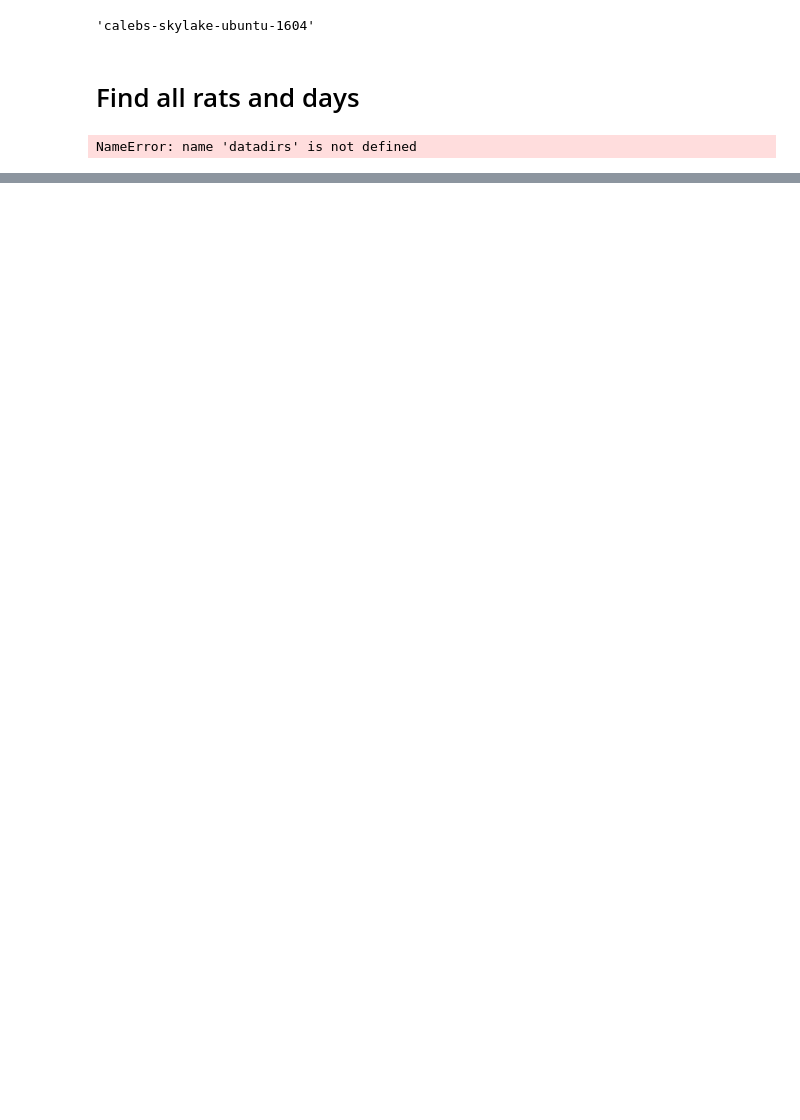
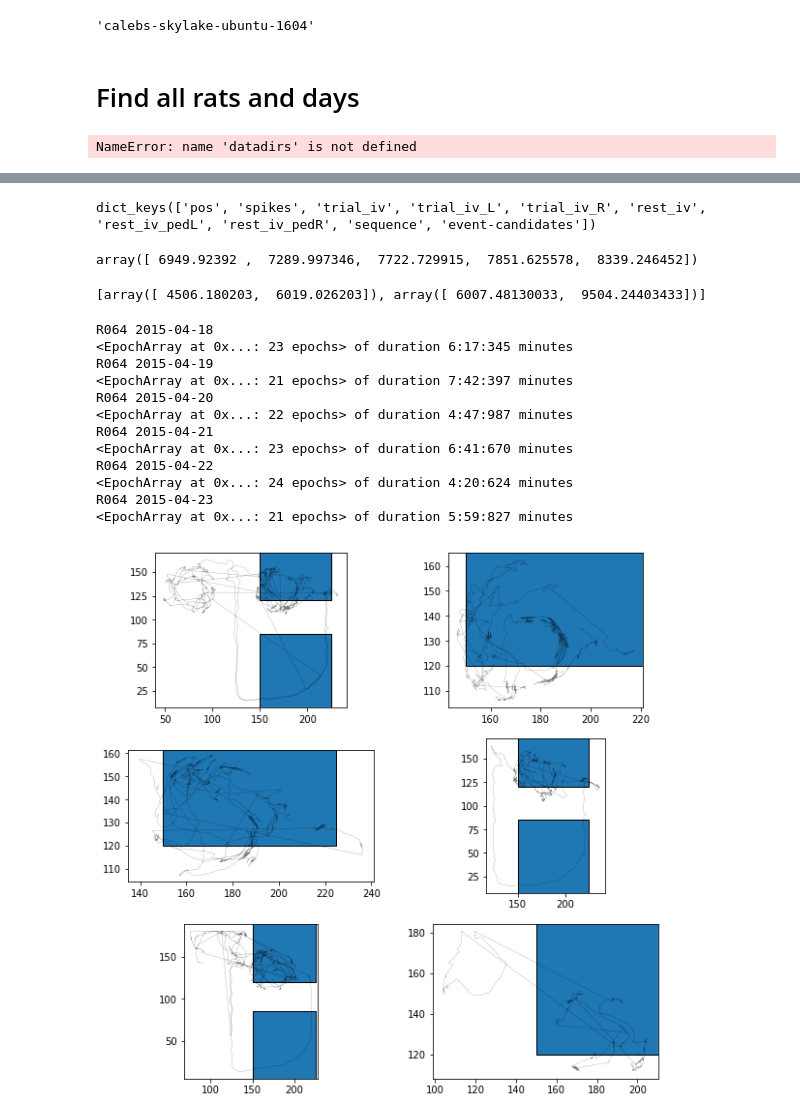
Before and after one commit to ckemere/RippleStickiness, a Jupyter notebook: MotivationalT-loading/Convert All Animal Days to Nelpy.ipynb, the cells around one changed output, grey strips where cells are left out. Cells and saved outputs as stored; diff of their text form; code cells hidden in the pictures; blank space fills up the shorter version.

```diff
--- a/MotivationalT-loading/Convert All Animal Days to Nelpy.ipynb
+++ b/MotivationalT-loading/Convert All Animal Days to Nelpy.ipynb
@@ -166,0 +225,59 @@ Data['R042']['2013-08-18']['RightArmRect'] = RightArmCoords
+# %%
+Data['R050']['2014-03-30'].keys()
+# %% [output]
+dict_keys(['pos', 'spikes', 'trial_iv', 'trial_iv_L', 'trial_iv_R', 'rest_iv', 'rest_iv_pedL', 'rest_iv_pedR', 'sequence', 'event-candidates'])
+# %%
+pos = Data['R050']['2014-03-30']['pos']
+# %%
+Data['R050']['2014-03-30']['trial_iv_L'].stops
+# %% [output]
+array([ 6949.92392 ,  7289.997346,  7722.729915,  7851.625578,  8339.246452])
+# %%
+runpos = pos[Data['R050']['2014-03-30']['trial_iv_L'],:]
+# %%
+[pos.support.starts, pos.support.stops]
+# %% [output]
+[array([ 4506.180203,  6019.026203]), array([ 6007.48130033,  9504.24403433])]
+# %%
+fig, axs = plt.subplots(3,2,figsize = (10, 10))
+axs = axs.flatten()
+idx = 0
+for day, daydata in Data['R064'].items():
+    print(anim, day)
+
+    print(Data[anim][day]['trial_iv'])
+    pos = Data[anim][day]['pos']
+
+    with warnings.catch_warnings():
+        warnings.simplefilter("ignore")
+
+        runpos = pos[Data[anim][day]['trial_iv_L'],:]
+        xvals, yvals = runpos.asarray().yvals;
+
+    ax = axs[idx];
+    ax.set_aspect('equal');
+    _ = ax.plot(xvals, yvals, lw=0.25, color='k', alpha=0.5);
+
+    RightArmCoords = TrackData[anim]['RightArmRect']
+    b_right = box(*RightArmCoords);
+    _ = ax.add_patch(PolygonPatch(b_right));
+
+    LeftArmCoords = TrackData[anim]['LeftArmRect']
+    b_left = box(*LeftArmCoords);
+    _ = ax.add_patch(PolygonPatch(b_left));
+
+    idx = idx + 1
+# %% [output]
+R064 2015-04-18
+<EpochArray at 0x...: 23 epochs> of duration 6:17:345 minutes
+R064 2015-04-19
+<EpochArray at 0x...: 21 epochs> of duration 7:42:397 minutes
+R064 2015-04-20
+<EpochArray at 0x...: 22 epochs> of duration 4:47:987 minutes
+R064 2015-04-21
+<EpochArray at 0x...: 23 epochs> of duration 6:41:670 minutes
+R064 2015-04-22
+<EpochArray at 0x...: 24 epochs> of duration 4:20:624 minutes
+R064 2015-04-23
+<EpochArray at 0x...: 21 epochs> of duration 5:59:827 minutes
+[figure, added]
```
Also changed, not shown: parts of 20 cells of this notebook, 1 other file.
